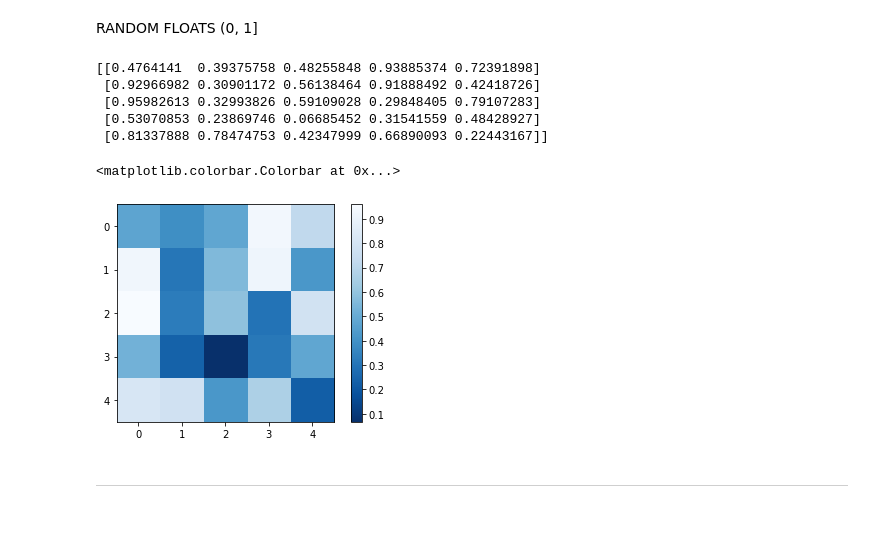
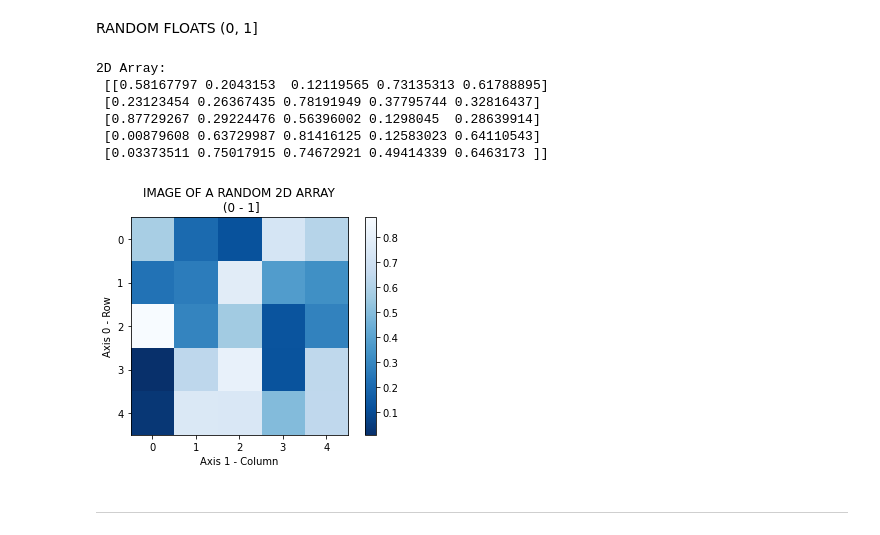
Before and after one commit to AnteDujic/Programming-for-Data-Analysis, a Jupyter notebook: numpy-random.ipynb, the cells around one changed output. Saved outputs shown, nothing was run; the diff lists cells and outputs as text; code cells hidden in the pictures.

Commit message:
Simple random data - update + tidying

```diff
--- a/numpy-random.ipynb
+++ b/numpy-random.ipynb
@@ -252,20 +243,24 @@ rng.random()
 # %% [markdown]
 RANDOM FLOATS (0, 1]
 # %%
-x_rand = rng.random([5, 5])
-print(x_rand)
-plt.imshow(x_rand)
-color_map = plt.imshow(x_rand)
+x1_rand = rng.random([5, 5])
+print("2D Array:\n", x1_rand, "\n")
+plt.imshow(x1_rand)
+plt.title("IMAGE OF A RANDOM 2D ARRAY\n (0 - 1]")
+plt.xlabel("Axis 1 - Column")
+plt.ylabel("Axis 0 - Row")
+color_map = plt.imshow(x1_rand)
 color_map.set_cmap("Blues_r")
 plt.colorbar()
+plt.show()
 # %% [output]
-[[0.4764141  0.39375758 0.48255848 0.93885374 0.72391898]
- [0.92966982 0.30901172 0.56138464 0.91888492 0.42418726]
- [0.95982613 0.32993826 0.59109028 0.29848405 0.79107283]
- [0.53070853 0.23869746 0.06685452 0.31541559 0.48428927]
- [0.81337888 0.78474753 0.42347999 0.66890093 0.22443167]]
+2D Array:
+ [[0.58167797 0.2043153  0.12119565 0.73135313 0.61788895]
+ [0.23123454 0.26367435 0.78191949 0.37795744 0.32816437]
+ [0.87729267 0.29224476 0.56396002 0.1298045  0.28639914]
+ [0.00879608 0.63729987 0.81416125 0.12583023 0.64110543]
+ [0.03373511 0.75017915 0.74672921 0.49414339 0.6463173 ]]
-<matplotlib.colorbar.Colorbar at 0x...>
-[figure, old version]
+[figure, new version]
 # %% [markdown]
 ***
 # %% [markdown]
```
Also changed, not shown: parts of 36 cells of this notebook.
